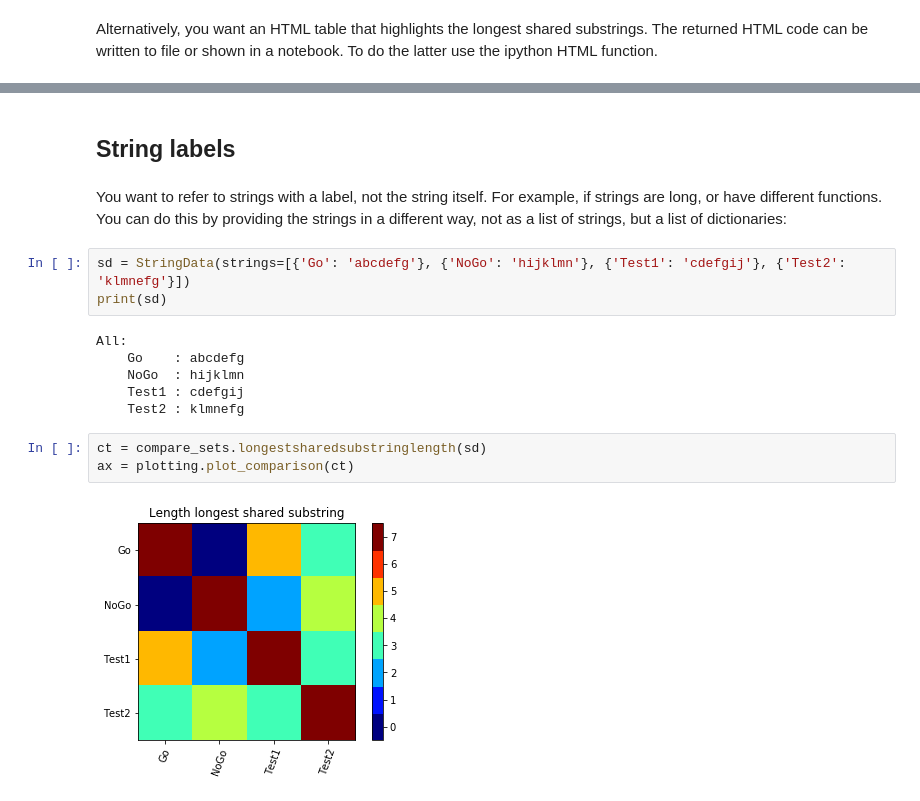
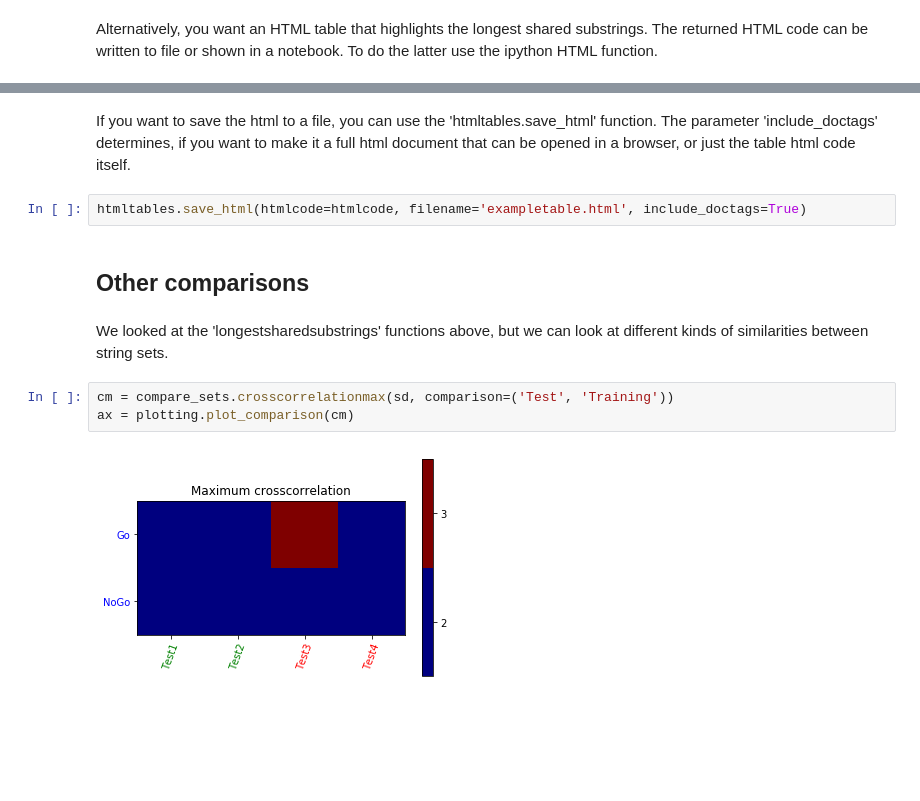
Before and after one commit to gjlbeckers-uu/aglcheck, a Jupyter notebook: tutorials/basic_use.ipynb, the cells around one changed output, grey strips where cells are left out. Saved outputs shown, nothing was run; the diff lists cells and outputs as text; blank space fills up the shorter version.

```diff
--- a/tutorials/basic_use.ipynb
+++ b/tutorials/basic_use.ipynb
@@ -85,19 +116,14 @@ Longest shared substrings
-# %% [markdown]
-String labels
----
-# %% [markdown]
-You want to refer to strings with a label, not the string itself. For example, if strings are long, or have different functions. You can do this by providing the strings in a different way, not as a list of strings, but a list of dictionaries:
-# %%
-sd = StringData(strings=[{'Go': 'abcdefg'}, {'NoGo': 'hijklmn'}, {'Test1': 'cdefgij'}, {'Test2': 'klmnefg'}])
-print(sd)
-# %% [output]
-All:
-    Go    : abcdefg
-    NoGo  : hijklmn
-    Test1 : cdefgij
-    Test2 : klmnefg
+# %% [markdown]
+If you want to save the html to a file, you can use the 'htmltables.save_html' function. The parameter 'include_doctags' determines, if you want to make it a full html document that can be opened in a browser, or just the table html code itself.
+# %%
+htmltables.save_html(htmlcode=htmlcode, filename='exampletable.html', include_doctags=True)
+# %% [markdown]
+Other comparisons
+-------------------
+# %% [markdown]
+We looked at the 'longestsharedsubstrings' functions above, but we can look at different kinds of similarities between string sets.
 # %%
-ct = compare_sets.longestsharedsubstringlength(sd)
-ax = plotting.plot_comparison(ct)
+cm = compare_sets.crosscorrelationmax(sd, comparison=('Test', 'Training'))
+ax = plotting.plot_comparison(cm)
 # %% [output]
-[figure, old version]
+[figure, new version]
```
Also changed, not shown: parts of 15 cells of this notebook, 4 other files.
